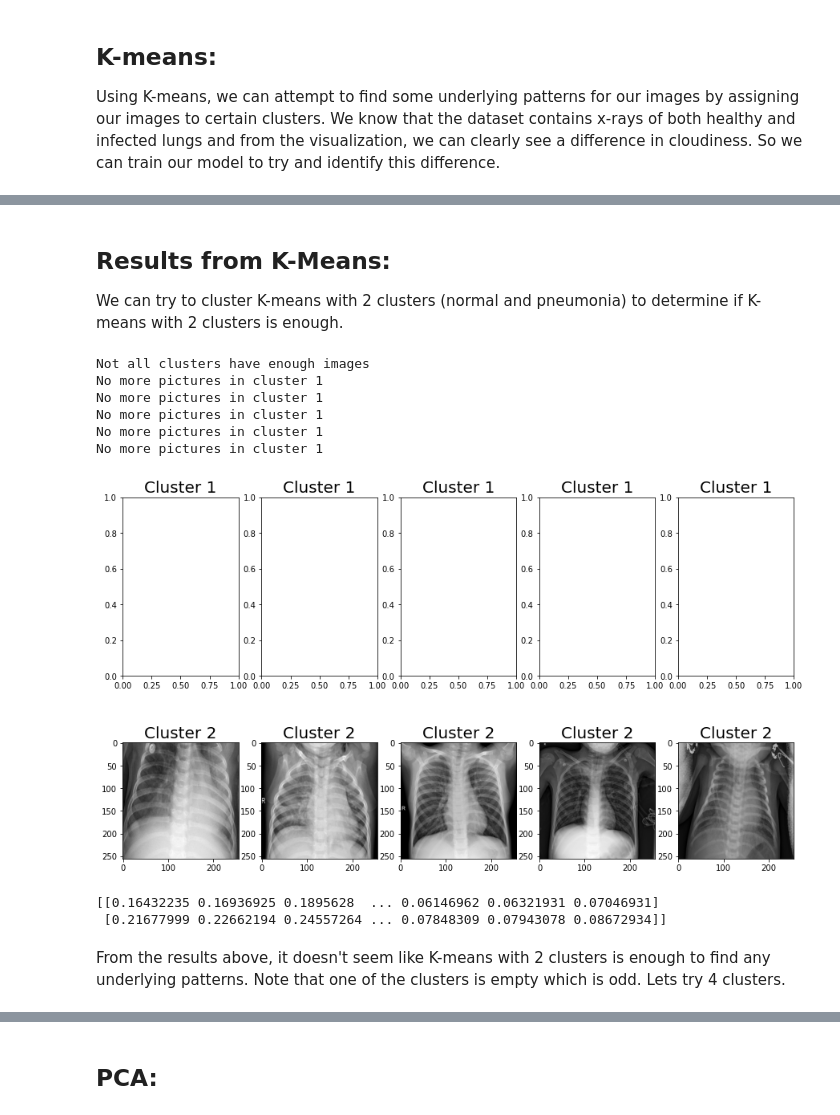
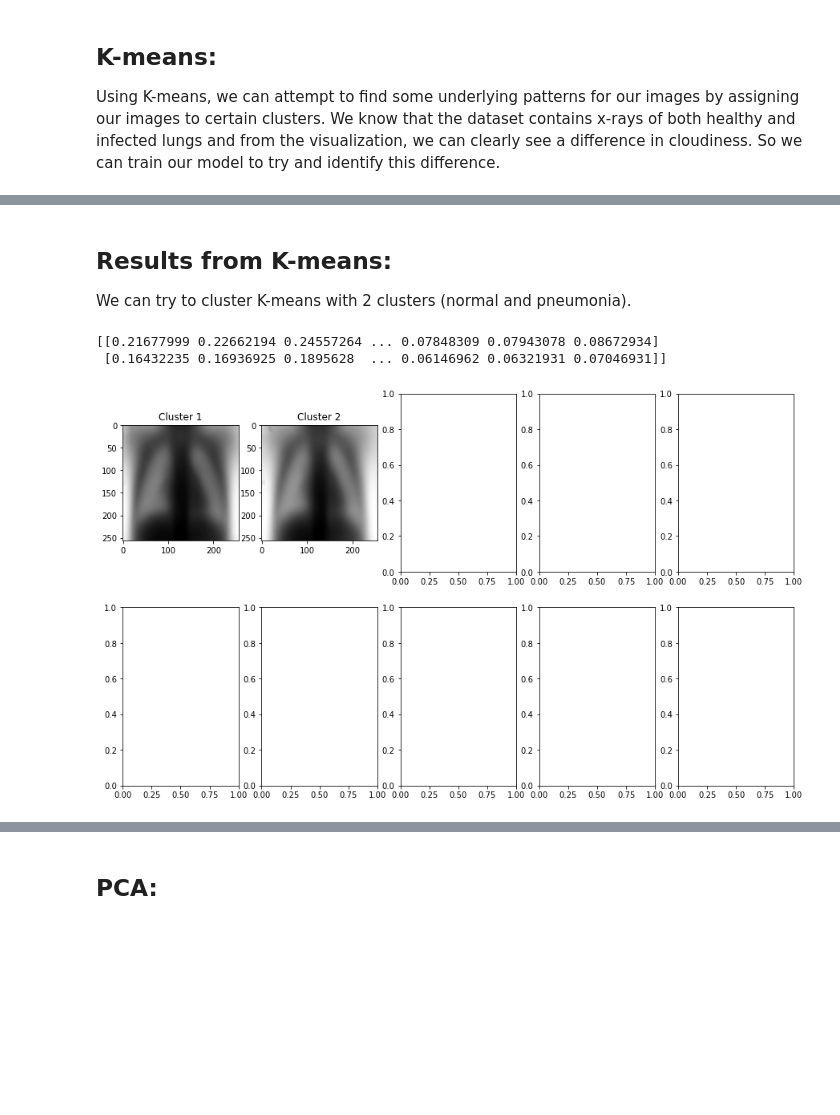
Before and after one commit to girishsenthil/K-Means-and-PCA-for-Pneumonia, a Jupyter notebook: KMeans_PCA_XRAYS.ipynb, the cells around one changed output, grey strips where cells are left out. Cells and saved outputs as stored; diff of their text form; code cells hidden in the pictures; blank space fills up the shorter version.

Commit message:
Fixed Bug in images

```diff
--- a/KMeans_PCA_XRAYS.ipynb
+++ b/KMeans_PCA_XRAYS.ipynb
@@ -20,7 +20,7 @@ def get_cluster_plot(rows, Kmus):
     for i in range(len(Kmus)):
         cluster = Kmus[i].reshape(256,-1) * 255
         axs[i//5][i%5].imshow(cluster, cmap = plt.cm.binary)
-        axs[i//5][i%5].set_title(f'Image {i + 1}')
+        axs[i//5][i%5].set_title(f'Cluster {i + 1}')
 # %% [markdown]
 ## Setup: Reading and formatting images
 
@@ -187,4 +187,4 @@ def runKMeans(matrix, K):
     # plotCurrent(X, Rnk, Kmus)
     end = time.time()
     print("Total time: {}".format(end - start))
-    return Kmus
+    return Kmus, Rnk
@@ -191,3 +193,3 @@ def runKMeans(matrix, K):
 # %%
-xray_kmeans = runKMeans(x_raysKMeans, 2)
+xray_kmeans, kmeans_rnk = runKMeans(x_raysKMeans, 2)
 # %% [output]
@@ -211,54 +213,13 @@ Total time: 71.56023859977722
 # %% [markdown]
-## Results from K-Means:
+## Results from K-means:
 
-We can try to cluster K-means with 2 clusters (normal and pneumonia) to determine if K-means with 2 clusters is enough.
+We can try to cluster K-means with 2 clusters (normal and pneumonia).
-# %%
-indices = []
-
-for i in range(2):
-  indices.append([])
-
-i = 0
-j = 0
-while i < 5*2:
-    if (j == xray_kmeans.shape[1]):
-        print("Not all clusters have enough images")
-        break
-    val = max(xray_kmeans[:,j])
-    pos = np.where(xray_kmeans[:,j] == val)[0][0]
-    if (len(indices[pos]) != 5):
-        indices[pos].append(j)
-        i += 1
-
-    j += 1
-
-fig, axs = plt.subplots(2, 5, figsize=(15,9))
-for col in range(5):
-      try:
-        axs[0][col].set_title("Cluster 1", fontsize="20")
-        axs[0][col].imshow(x_raysKMeans[indices[0][col]].reshape(256,256), cmap=plt.get_cmap('gray'))
-      except:
-        print("No more pictures in cluster 1")
-
-      try:
-        axs[1][col].set_title("Cluster 2", fontsize="20")
-        axs[1][col].imshow(x_raysKMeans[indices[1][col]].reshape(256,256), cmap=plt.get_cmap('gray'))
-      except:
-        print("No pictures in cluster 2")
-
-fig.show()
-# %% [output]
-Not all clusters have enough images
-No more pictures in cluster 1
-No more pictures in cluster 1
-No more pictures in cluster 1
-No more pictures in cluster 1
-No more pictures in cluster 1
-[figure, removed]
 # %%
 print(xray_kmeans)
 # %% [output]
-[[0.16432235 0.16936925 0.1895628  ... 0.06146962 0.06321931 0.07046931]
- [0.21677999 0.22662194 0.24557264 ... 0.07848309 0.07943078 0.08672934]]
+[[0.21677999 0.22662194 0.24557264 ... 0.07848309 0.07943078 0.08672934]
+ [0.16432235 0.16936925 0.1895628  ... 0.06146962 0.06321931 0.07046931]]
-# %% [markdown]
-From the results above, it doesn't seem like K-means with 2 clusters is enough to find any underlying patterns. Note that one of the clusters is empty which is odd. Lets try 4 clusters.
+# %%
+get_cluster_plot(2, xray_kmeans)
+# %% [output]
+[figure, added]
```
Also changed, not shown: parts of 23 cells of this notebook.
